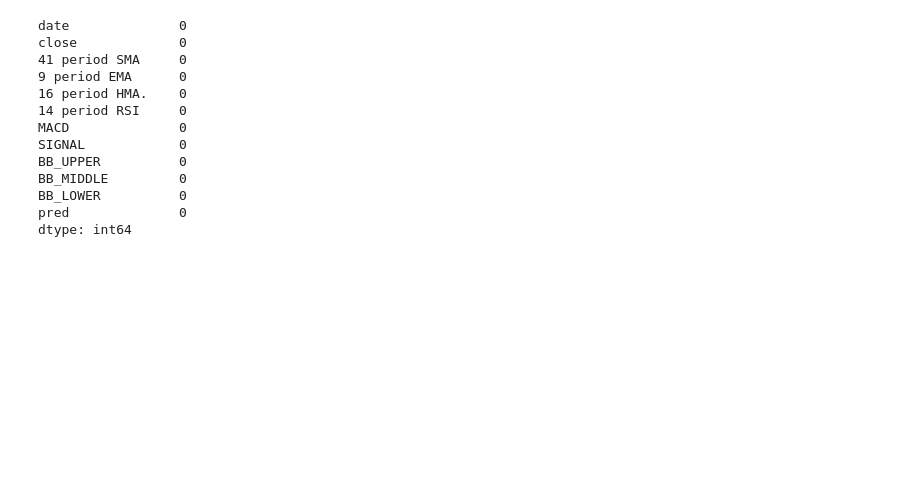
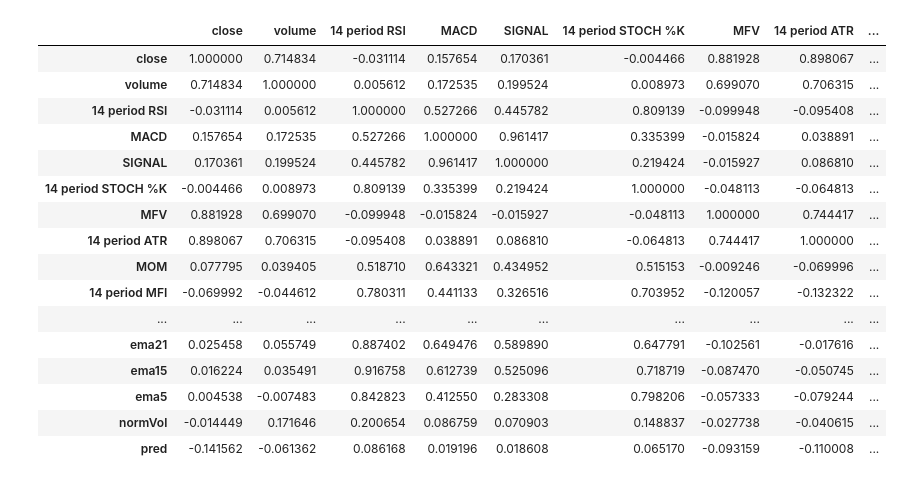
Before and after one commit to hristo-darlyanov/CryptoTradingMLPredictor, a Jupyter notebook: prediction.ipynb, the cells around one changed output. Cells and saved outputs as stored; diff of their text form; code cells hidden in the pictures; blank space fills up the shorter version.

```diff
--- a/prediction.ipynb
+++ b/prediction.ipynb
@@ -106,19 +87,23 @@ df2
-# %%
-df2.isnull().sum()
-# %% [output]
-date              0
-close             0
-41 period SMA     0
-9 period EMA      0
-16 period HMA.    0
-14 period RSI     0
-MACD              0
-SIGNAL            0
-BB_UPPER          0
-BB_MIDDLE         0
-BB_LOWER          0
-pred              0
-dtype: int64
+# %%
+df2.corr().style.background_gradient(cmap='coolwarm')
+# %% [output]
+|  | close | volume | 14 period RSI | MACD | SIGNAL | 14 period STOCH %K | MFV | 14 period ATR | ... |
+| close | 1.000000 | 0.714834 | -0.031114 | 0.157654 | 0.170361 | -0.004466 | 0.881928 | 0.898067 | ... |
+| volume | 0.714834 | 1.000000 | 0.005612 | 0.172535 | 0.199524 | 0.008973 | 0.699070 | 0.706315 | ... |
+| 14 period RSI | -0.031114 | 0.005612 | 1.000000 | 0.527266 | 0.445782 | 0.809139 | -0.099948 | -0.095408 | ... |
+| MACD | 0.157654 | 0.172535 | 0.527266 | 1.000000 | 0.961417 | 0.335399 | -0.015824 | 0.038891 | ... |
+| SIGNAL | 0.170361 | 0.199524 | 0.445782 | 0.961417 | 1.000000 | 0.219424 | -0.015927 | 0.086810 | ... |
+| 14 period STOCH %K | -0.004466 | 0.008973 | 0.809139 | 0.335399 | 0.219424 | 1.000000 | -0.048113 | -0.064813 | ... |
+| MFV | 0.881928 | 0.699070 | -0.099948 | -0.015824 | -0.015927 | -0.048113 | 1.000000 | 0.744417 | ... |
+| 14 period ATR | 0.898067 | 0.706315 | -0.095408 | 0.038891 | 0.086810 | -0.064813 | 0.744417 | 1.000000 | ... |
+| MOM | 0.077795 | 0.039405 | 0.518710 | 0.643321 | 0.434952 | 0.515153 | -0.009246 | -0.069996 | ... |
+| 14 period MFI | -0.069992 | -0.044612 | 0.780311 | 0.441133 | 0.326516 | 0.703952 | -0.120057 | -0.132322 | ... |
+| ... | ... | ... | ... | ... | ... | ... | ... | ... | ... |
+| ema21 | 0.025458 | 0.055749 | 0.887402 | 0.649476 | 0.589890 | 0.647791 | -0.102561 | -0.017616 | ... |
+| ema15 | 0.016224 | 0.035491 | 0.916758 | 0.612739 | 0.525096 | 0.718719 | -0.087470 | -0.050745 | ... |
+| ema5 | 0.004538 | -0.007483 | 0.842823 | 0.412550 | 0.283308 | 0.798206 | -0.057333 | -0.079244 | ... |
+| normVol | -0.014449 | 0.171646 | 0.200654 | 0.086759 | 0.070903 | 0.148837 | -0.027738 | -0.040615 | ... |
+| pred | -0.141562 | -0.061362 | 0.086168 | 0.019196 | 0.018608 | 0.065170 | -0.093159 | -0.110008 | ... |
 # %%
 features = StandardScaler().fit_transform(df2[df2.columns.difference(['pred', 'date'])])
 target = df2['pred']
```
Also changed, not shown: parts of 9 cells of this notebook, 1 other file.
